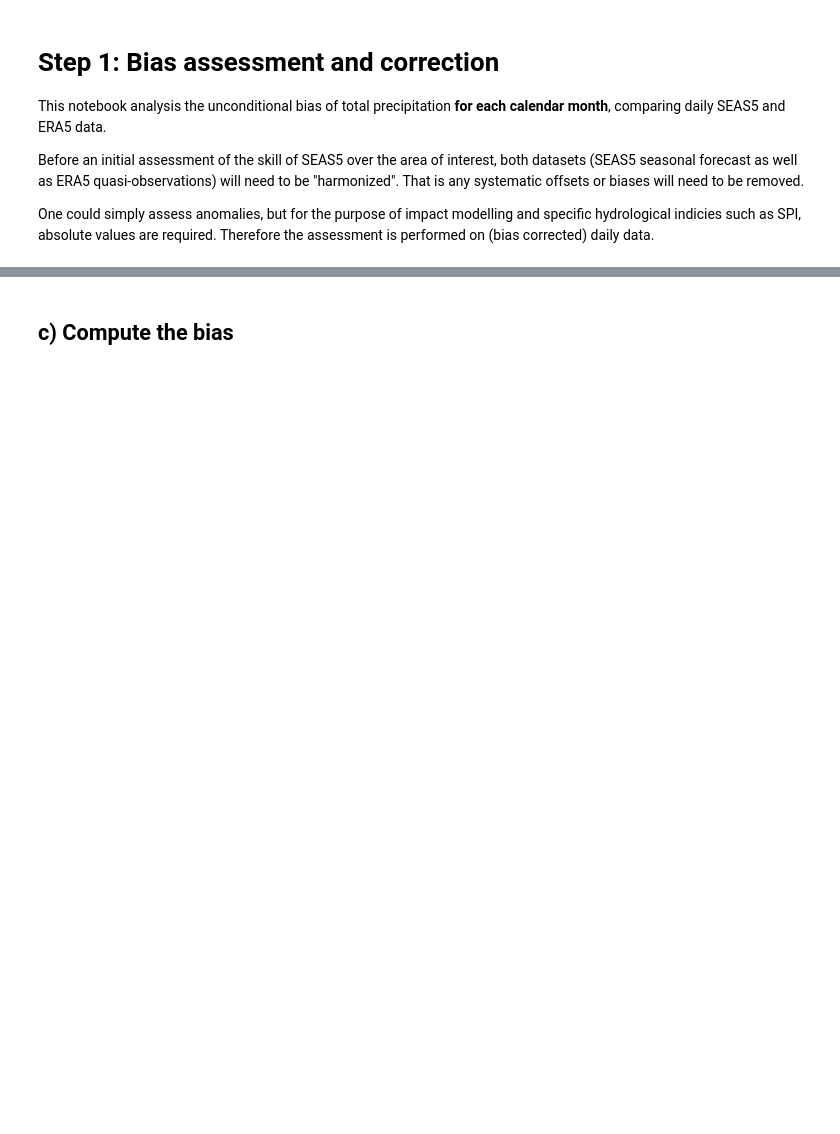
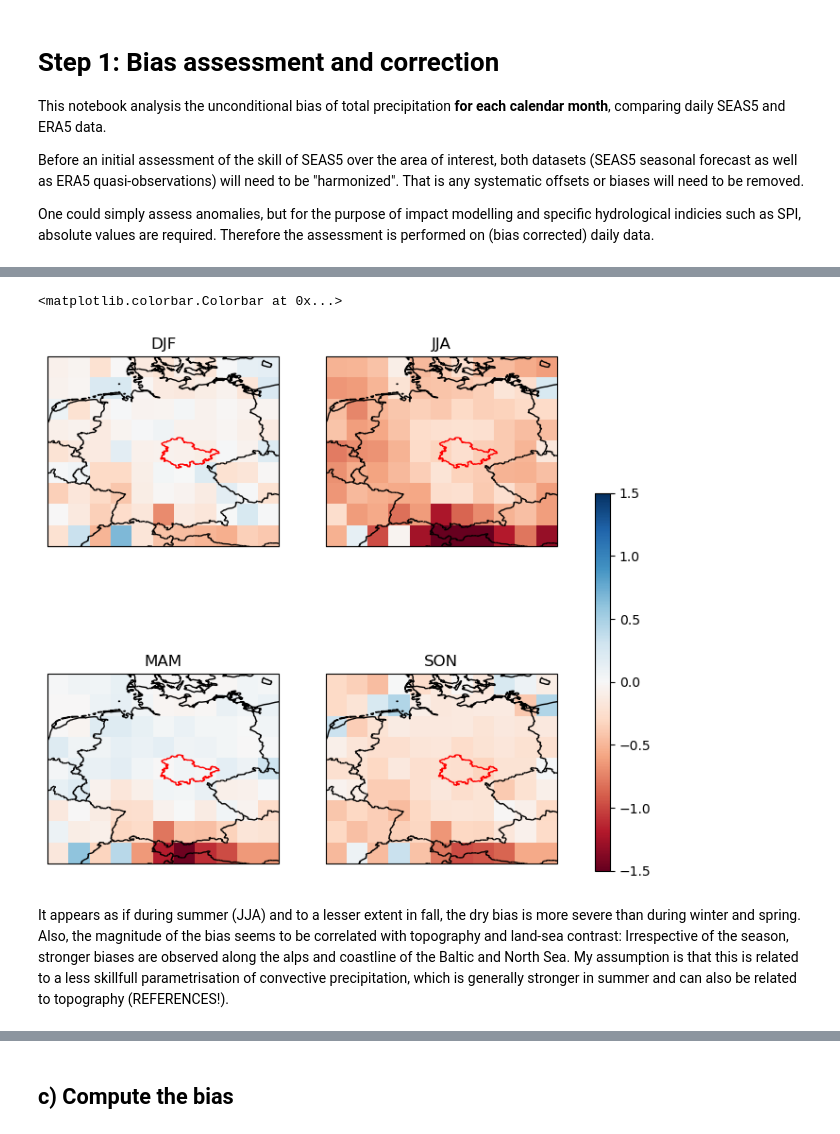
Before and after one commit to SebBub/Thesis, a Jupyter notebook: Step3_BiasAssessment.ipynb, the cells around one changed output, grey strips where cells are left out. Drawn from its saved outputs; the diff is of its cells as text; code cells hidden in the pictures; blank space fills up the shorter version.

```diff
--- a/Step3_BiasAssessment.ipynb
+++ b/Step3_BiasAssessment.ipynb
@@ -48,0 +142,21 @@ Observations:
+# %%
+seasons = seasonal_bias.coords["season"].values
+fig, ax = plt.subplots(subplot_kw={"projection":ccrs.PlateCarree()}, nrows=2, ncols=2, figsize=(8,8))
+
+
+for i, season in enumerate(seasons):
+    ax.flat[i].add_feature(cfeature.COASTLINE)
+    plot = seasonal_bias.isel({"season":i}).plot(ax=ax.flat[i], add_colorbar=False, vmin=-1.5, vmax=1.5, cmap="RdBu")
+    ax.flat[i].add_feature(cfeature.BORDERS)
+    ax.flat[i].set(title=seasons[i])
+    ax.flat[i].add_feature(shape_feature)
+# plt.tight_layout()
+fig.subplots_adjust(right=0.8)
+cbar_ax = fig.add_axes([0.85, 0.15, 0.02, 0.5])
+fig.colorbar(plot, cax=cbar_ax)
+# %% [output]
+<matplotlib.colorbar.Colorbar at 0x...>
+[figure, added]
+# %% [markdown]
+It appears as if during summer (JJA) and to a lesser extent in fall, the dry bias is more severe than during winter and spring. Also, the magnitude of the bias seems to be correlated with topography and land-sea contrast: Irrespective of the season, stronger biases are observed along the alps and coastline of the Baltic and North Sea.
+My assumption is that this is related to a less skillfull parametrisation of convective precipitation, which is generally stronger in summer and can also be related to topography (REFERENCES!).
```
Also changed, not shown: parts of 21 cells of this notebook, 3 other files.
